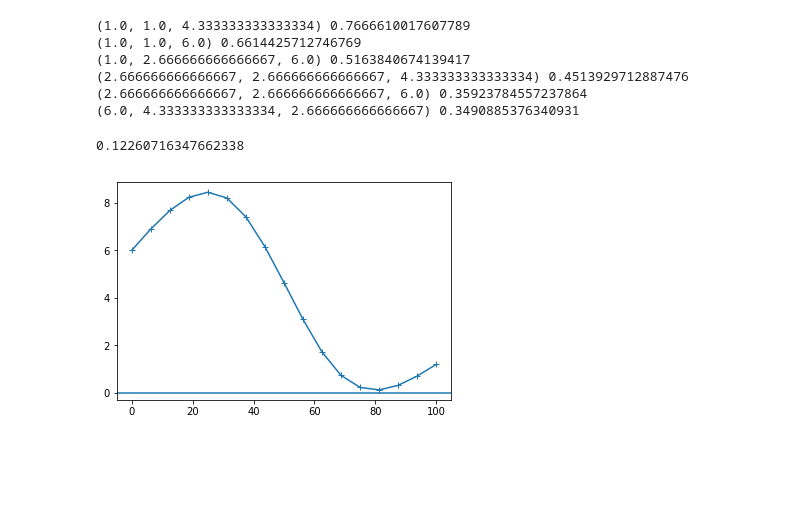
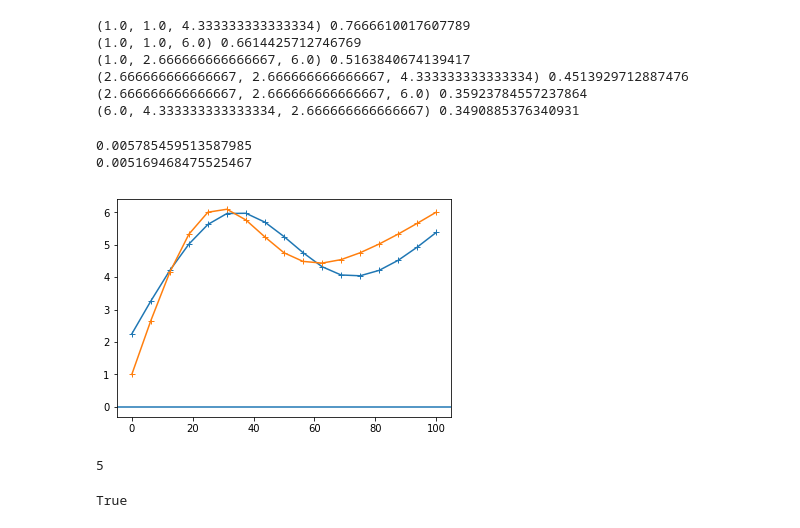
Before and after one commit to xdze2/CuNb, a Jupyter notebook: solid_mechanics/beam_bending.ipynb, the cells around one changed output. Saved outputs shown, nothing was run; the diff lists cells and outputs as text; code cells hidden in the pictures; blank space fills up the shorter version.

```diff
--- a/solid_mechanics/beam_bending.ipynb
+++ b/solid_mechanics/beam_bending.ipynb
@@ -22,8 +22,8 @@ x_mesh = np.linspace(0, length, 17)  # Mesh for bvp_solve
 t_max = 6
 t_min = 1
 # %%
-conductivity_upper_limit = t_max*length
-conductivity_lower_limit = t_min*length
+resistivity_upper_limit = length/t_min
+resistivity_lower_limit = length/t_max
 
 stress_upper_limit = E_Young* 3* t_max*delta/length**2 / 2
 stress_lower_limit = E_Young* 3* t_min*delta/length**2 / 2
@@ -41,9 +45,9 @@ class Beam():
 
         self.thickness = CubicSpline(self.x_spline, thickness_values,
                                     bc_type=('natural', 'natural'))#'clamped'))
-        #R, err = quad(lambda x:1/self.thickness(x, nu=0),
-        #                        0, length)
-        self.conductivity = float(self.thickness.integrate(0, length))
+        R, err = quad(lambda x:1/self.thickness(x, nu=0),
+                                0, length)
+        self.resistivity = R #float(self.thickness.integrate(0, length))
         self.solve_meca()
 
     def flex(self, x):
@@ -96,5 +100,5 @@ class Beam():
 
     def merite(self):
 
-        return ((self.conductivity-conductivity_lower_limit)/(conductivity_upper_limit-conductivity_lower_limit),
+        return ((self.resistivity-resistivity_lower_limit)/(resistivity_upper_limit-resistivity_lower_limit),
                (self.max_stress- stress_lower_limit)/(stress_upper_limit -  stress_lower_limit))
@@ -116,6 +116,6 @@ b_ref.max_stress
 from scipy.optimize import minimize
 # %%
 def fun(points):
-    conductivity, stress = Beam(points).merite()
+    resistivity, stress = Beam(points).merite()
 
-    return (1-conductivity)**2 + stress**2
+    return resistivity**2 + stress**2
@@ -210,11 +278,25 @@ for points in it.product(np.linspace(1, 6, 4), repeat=3):
 # %%
 res
 # %%
-opti_points = [6, 8.0, 1.0, 1.1891891891891893]
+opti_points = (2.25, 6.0, 4.125, 5.375)
+opti_beam = Beam(opti_points)
+print(fun(opti_points))
+plt.plot(x_mesh, opti_beam.thickness(x_mesh), '-+', label='opti');
+
+opti_points = (1.0, 6.0, 4.75, 4.75, 6.0)
 opti_beam = Beam(opti_points)
 print(fun(opti_points))
 plt.plot(x_mesh, opti_beam.thickness(x_mesh), '-+', label='opti');
 plt.axhline(y=0);
 # %% [output]
-0.12260716347662338
+0.005785459513587985
+0.005169468475525467
-[figure, old version]
+[figure, new version]
+# %%
+4 and 5
+# %% [output]
+5
+# %%
+not 0
+# %% [output]
+True
```
Also changed, not shown: parts of 14 cells of this notebook.
